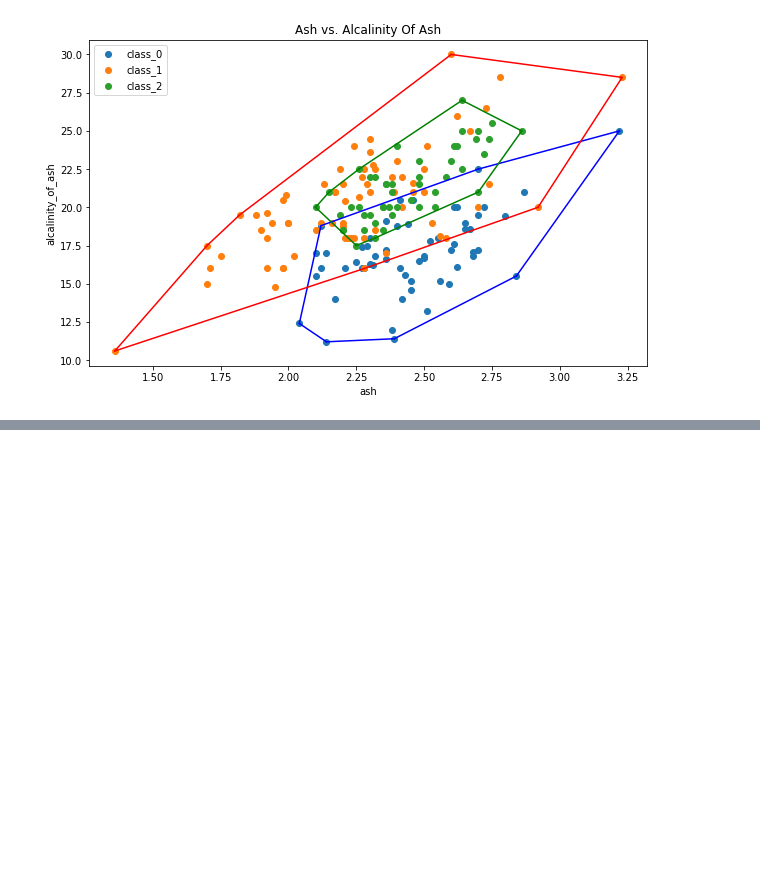
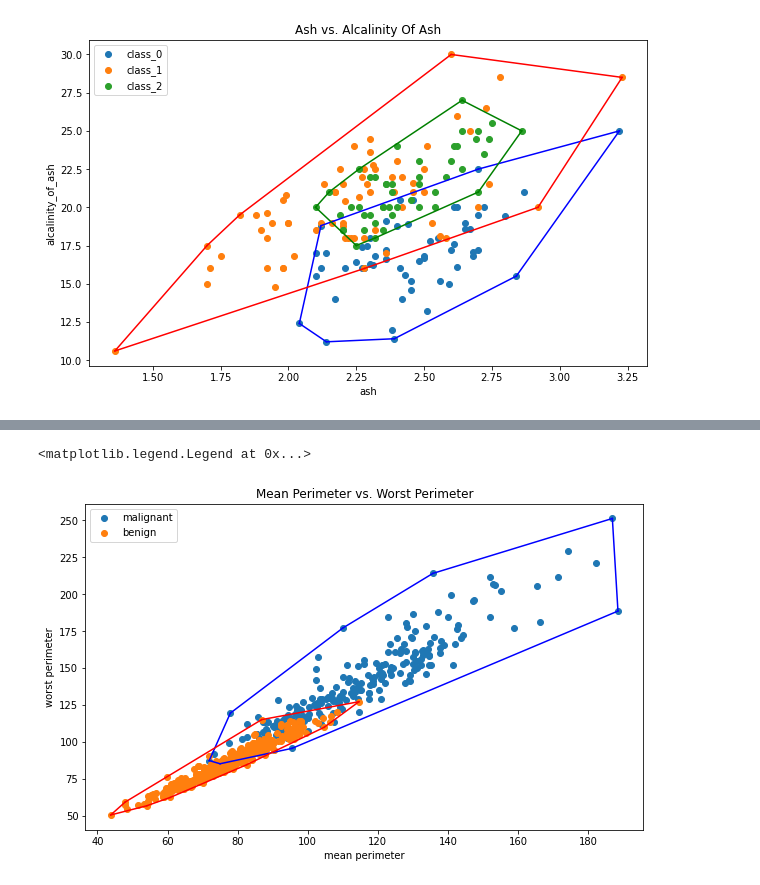
Before and after one commit to YakobusIP/Tugas-Kecil-Stima-2-Convex-Hull-Algorithm, a Jupyter notebook: src/main.ipynb, the cells around one changed output, grey strips where cells are left out. Saved outputs shown, nothing was run; the diff lists cells and outputs as text; code cells hidden in the pictures; blank space fills up the shorter version.

```diff
--- a/src/main.ipynb
+++ b/src/main.ipynb
@@ -197,7 +195,7 @@ colors = ['b','r','g']
 plt.title('Alcohol vs. Malic Acid')
 plt.xlabel(data2.feature_names[0])
 plt.ylabel(data2.feature_names[1])
-for i in range(len(data.target_names)):
+for i in range(len(data2.target_names)):
     bucket = df2[df2['Target'] == i]
     bucket = bucket.iloc[:,[0,1]].values
     hull = myConvexHull(bucket)
@@ -214,7 +212,7 @@ colors = ['b','r','g']
 plt.title('Ash vs. Alcalinity Of Ash')
 plt.xlabel(data2.feature_names[2])
 plt.ylabel(data2.feature_names[3])
-for i in range(len(data.target_names)):
+for i in range(len(data2.target_names)):
     bucket = df2[df2['Target'] == i]
     bucket = bucket.iloc[:,[2,3]].values
     hull = myConvexHull(bucket)
@@ -225,3 +223,11 @@ plt.legend()
 # %% [output]
 <matplotlib.legend.Legend at 0x...>
 [figure]
+# %%
+# Breast Cancer dataset
+
+data3 = datasets.load_breast_cancer()
+df3 = pd.DataFrame(data3.data, columns=data3.feature_names)
+df3['Target'] = pd.DataFrame(data3.target)
+print(df3.shape)
+df3
@@ -227,0 +249,17 @@ plt.legend()
+# %%
+plt.figure(figsize=(10,6))
+colors = ['b','r','g']
+plt.title('Mean Perimeter vs. Worst Perimeter')
+plt.xlabel(data3.feature_names[2])
+plt.ylabel(data3.feature_names[22])
+for i in range(len(data3.target_names)):
+    bucket = df3[df3['Target'] == i]
+    bucket = bucket.iloc[:,[2,22]].values
+    hull = myConvexHull(bucket)
+    plt.scatter(bucket[:, 0], bucket[:, 1], label=data3.target_names[i])
+    for simplex in hull:
+        plt.plot(bucket[simplex, 0], bucket[simplex, 1], colors[i])
+plt.legend()
+# %% [output]
+<matplotlib.legend.Legend at 0x...>
+[figure, added]
```
Also changed, not shown: parts of 3 cells of this notebook, 1 other file.
